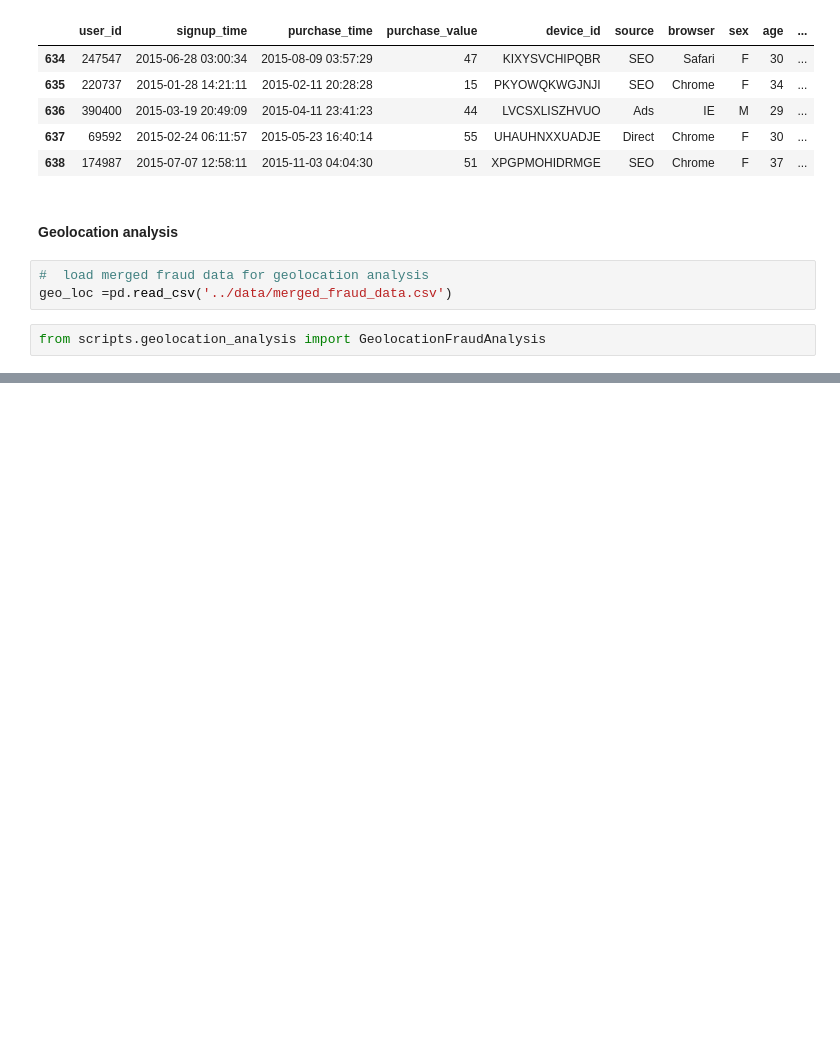
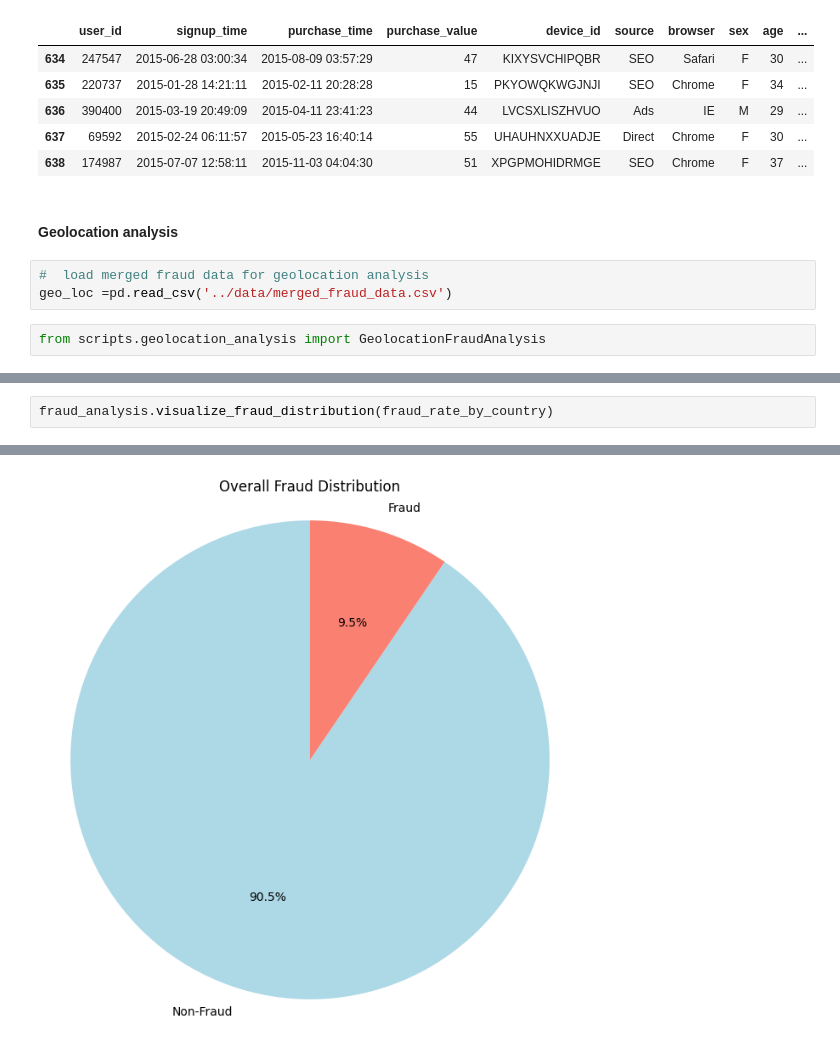
Before and after one commit to GetieBalew24/adey-ecommerce-banking-fraud-detection, a Jupyter notebook: notebooks/EDA_and_preprocessing.ipynb, the cells around one changed output, grey strips where cells are left out. Saved outputs shown, nothing was run; the diff lists cells and outputs as text; blank space fills up the shorter version.

Commit message:
fraud distribution

```diff
--- a/notebooks/EDA_and_preprocessing.ipynb
+++ b/notebooks/EDA_and_preprocessing.ipynb
@@ -315,3 +315,6 @@ fraud_rate_by_country = fraud_analysis.analyze_fraud_by_country()
 2              Algeria    0.106557
 3               Angola    0.041667
 4  Antigua and Barbuda         NaN
+# %%
+fraud_analysis.visualize_fraud_distribution(fraud_rate_by_country)
+# %% [output]
@@ -317,0 +322 @@ fraud_rate_by_country = fraud_analysis.analyze_fraud_by_country()
+[figure, added]
```
Also changed, not shown: parts of 17 cells of this notebook, 1 other file.
